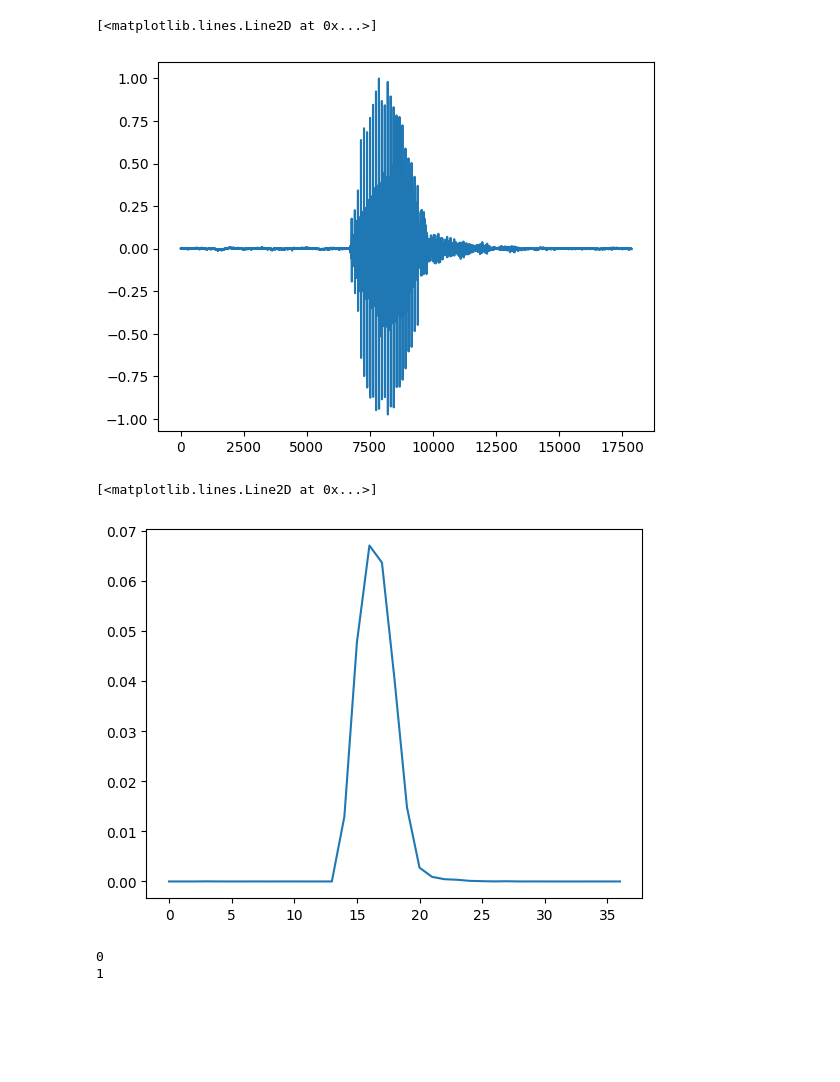
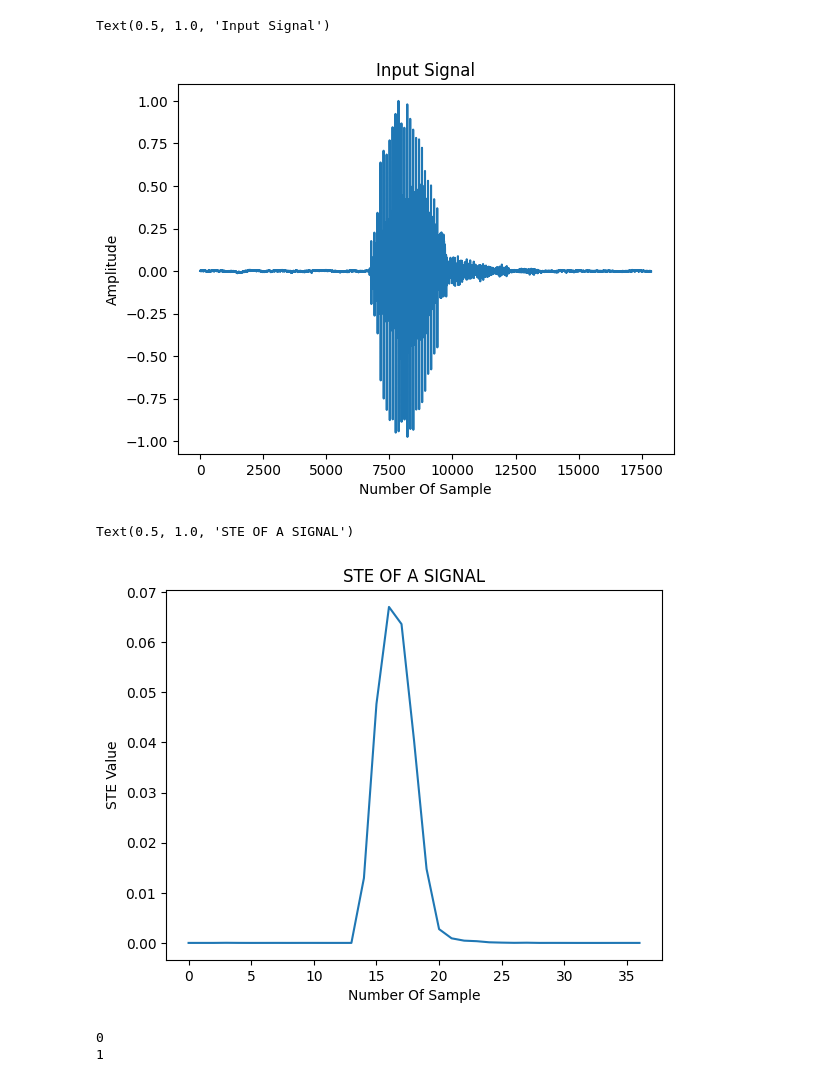
Before and after one commit to hungsvdut2k2/DSP, a Jupyter notebook: VowelRegconition/find_threshold.ipynb, the cells around one changed output. Cells and saved outputs as stored; diff of their text form; code cells hidden in the pictures; blank space fills up the shorter version.

```diff
--- a/VowelRegconition/find_threshold.ipynb
+++ b/VowelRegconition/find_threshold.ipynb
@@ -62,17 +62,23 @@ sample_rate, signal = wavfile.read('/home/viethung/DSP/VowelRegconition/NguyenAm
 normalized_signal = signal / np.max(signal)
 # %%
 plt.plot(np.arange(normalized_signal.shape[0]), normalized_signal)
+plt.xlabel("Number Of Sample")
+plt.ylabel("Amplitude")
+plt.title("Input Signal")
 # %% [output]
-[<matplotlib.lines.Line2D at 0x...>]
+Text(0.5, 1.0, 'Input Signal')
-[figure, old version]
+[figure, new version]
 # %%
 frame_size = int(0.03 * sample_rate)
 ste_value = voice_segment(normalized_signal, frame_size, "short_term_energy")
 # %%
 plt.plot(np.arange(len(ste_value)), ste_value)
+plt.xlabel("Number Of Sample")
+plt.ylabel("STE Value")
+plt.title("STE OF A SIGNAL")
 # %% [output]
-[<matplotlib.lines.Line2D at 0x...>]
+Text(0.5, 1.0, 'STE OF A SIGNAL')
-[figure, old version]
+[figure, new version]
 # %%
 n, bins, patches = plt.hist(ste_value, bins= len(ste_value))
 m1 = argmax(n)
```
Also changed, not shown: 18 other files.
